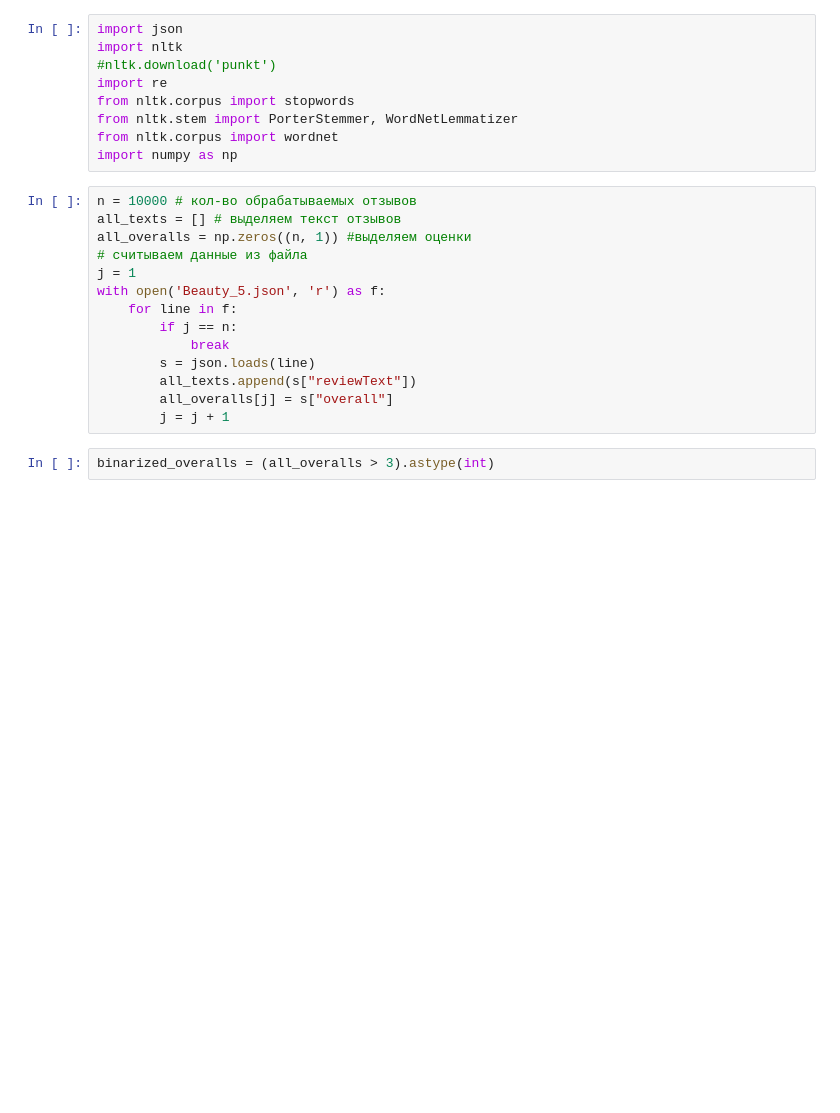
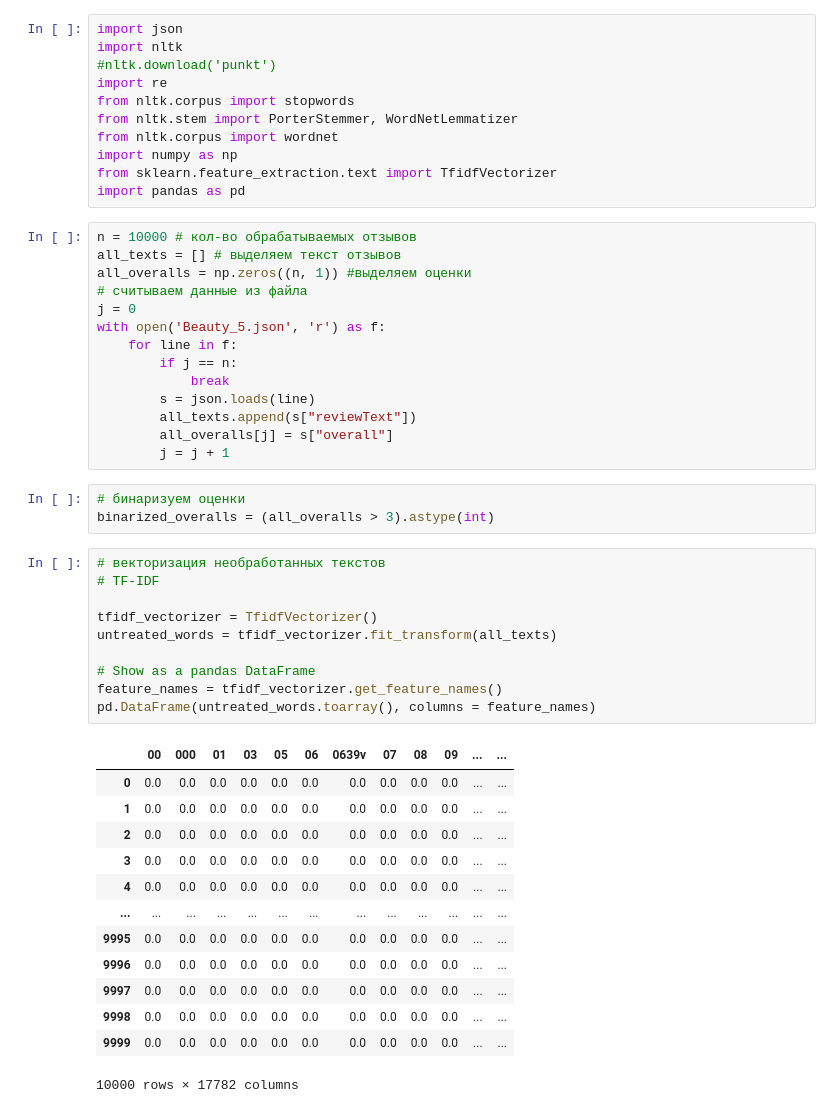
Before and after one commit to vvubbalubba/Task_ISP, a Jupyter notebook: Задание ИСП.ipynb, the cells around one changed output. Cells and saved outputs as stored; diff of their text form; blank space fills up the shorter version.

```diff
--- a/Задание ИСП.ipynb
+++ b/Задание ИСП.ipynb
@@ -7,12 +7,14 @@ from nltk.corpus import stopwords
 from nltk.stem import PorterStemmer, WordNetLemmatizer
 from nltk.corpus import wordnet
 import numpy as np
+from sklearn.feature_extraction.text import TfidfVectorizer
+import pandas as pd
 # %%
 n = 10000 # кол-во обрабатываемых отзывов
 all_texts = [] # выделяем текст отзывов
 all_overalls = np.zeros((n, 1)) #выделяем оценки
 # считываем данные из файла
-j = 1
+j = 0
 with open('Beauty_5.json', 'r') as f:
     for line in f:
         if j == n:
@@ -22,4 +24,29 @@ with open('Beauty_5.json', 'r') as f:
         all_overalls[j] = s["overall"]
         j = j + 1
 # %%
+# бинаризуем оценки
 binarized_overalls = (all_overalls > 3).astype(int)
+# %%
+# векторизация необработанных текстов
+# TF-IDF
+
+tfidf_vectorizer = TfidfVectorizer()
+untreated_words = tfidf_vectorizer.fit_transform(all_texts)
+
+# Show as a pandas DataFrame
+feature_names = tfidf_vectorizer.get_feature_names()
+pd.DataFrame(untreated_words.toarray(), columns = feature_names)
+# %% [output]
+|  | 00 | 000 | 01 | 03 | 05 | 06 | 0639v | 07 | 08 | 09 | ... | ... |
+| 0 | 0.0 | 0.0 | 0.0 | 0.0 | 0.0 | 0.0 | 0.0 | 0.0 | 0.0 | 0.0 | ... | ... |
+| 1 | 0.0 | 0.0 | 0.0 | 0.0 | 0.0 | 0.0 | 0.0 | 0.0 | 0.0 | 0.0 | ... | ... |
+| 2 | 0.0 | 0.0 | 0.0 | 0.0 | 0.0 | 0.0 | 0.0 | 0.0 | 0.0 | 0.0 | ... | ... |
+| 3 | 0.0 | 0.0 | 0.0 | 0.0 | 0.0 | 0.0 | 0.0 | 0.0 | 0.0 | 0.0 | ... | ... |
+| 4 | 0.0 | 0.0 | 0.0 | 0.0 | 0.0 | 0.0 | 0.0 | 0.0 | 0.0 | 0.0 | ... | ... |
+| ... | ... | ... | ... | ... | ... | ... | ... | ... | ... | ... | ... | ... |
+| 9995 | 0.0 | 0.0 | 0.0 | 0.0 | 0.0 | 0.0 | 0.0 | 0.0 | 0.0 | 0.0 | ... | ... |
+| 9996 | 0.0 | 0.0 | 0.0 | 0.0 | 0.0 | 0.0 | 0.0 | 0.0 | 0.0 | 0.0 | ... | ... |
+| 9997 | 0.0 | 0.0 | 0.0 | 0.0 | 0.0 | 0.0 | 0.0 | 0.0 | 0.0 | 0.0 | ... | ... |
+| 9998 | 0.0 | 0.0 | 0.0 | 0.0 | 0.0 | 0.0 | 0.0 | 0.0 | 0.0 | 0.0 | ... | ... |
+| 9999 | 0.0 | 0.0 | 0.0 | 0.0 | 0.0 | 0.0 | 0.0 | 0.0 | 0.0 | 0.0 | ... | ... |
+10000 rows × 17782 columns
```
Also changed, not shown: parts of 6 cells of this notebook.
